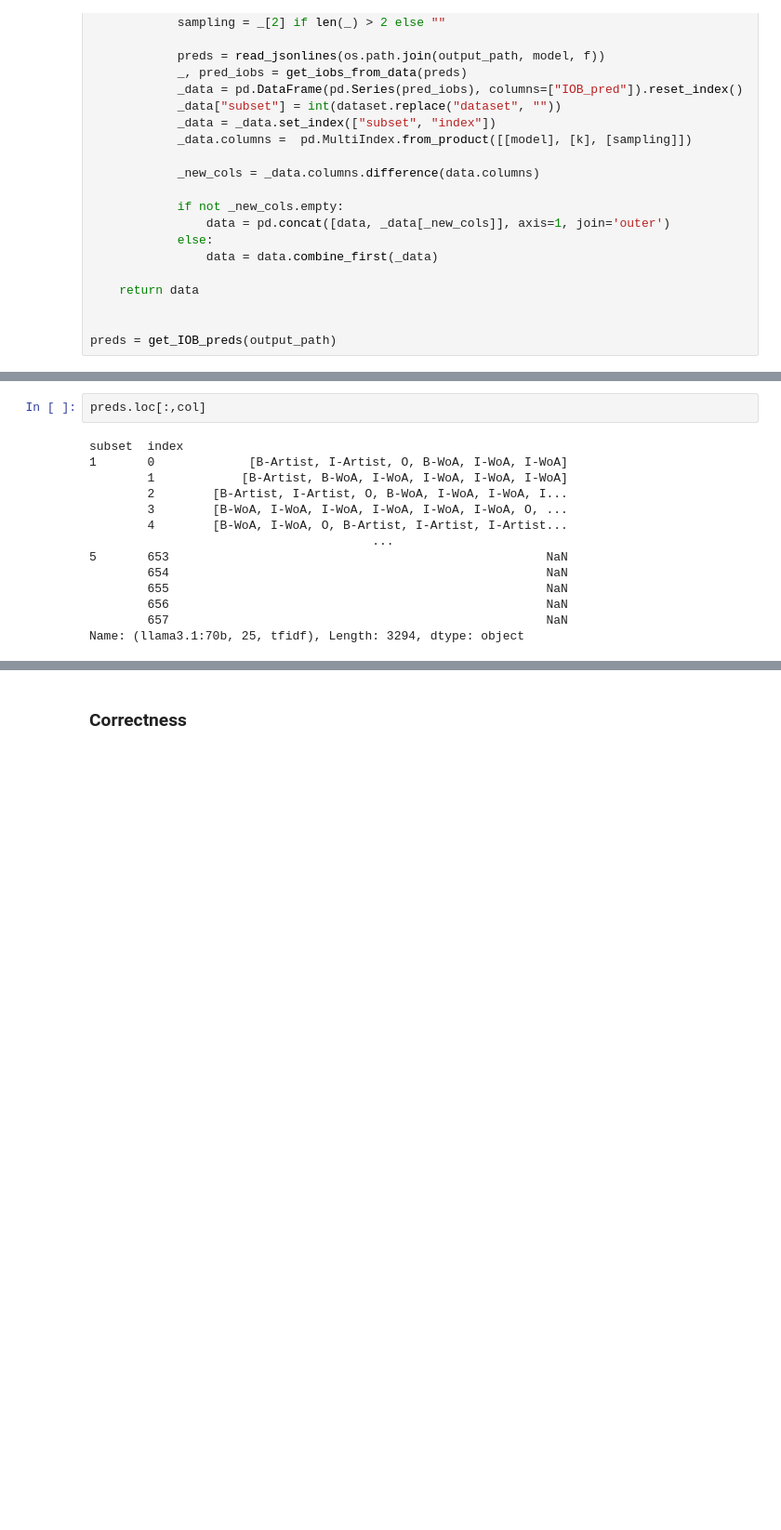
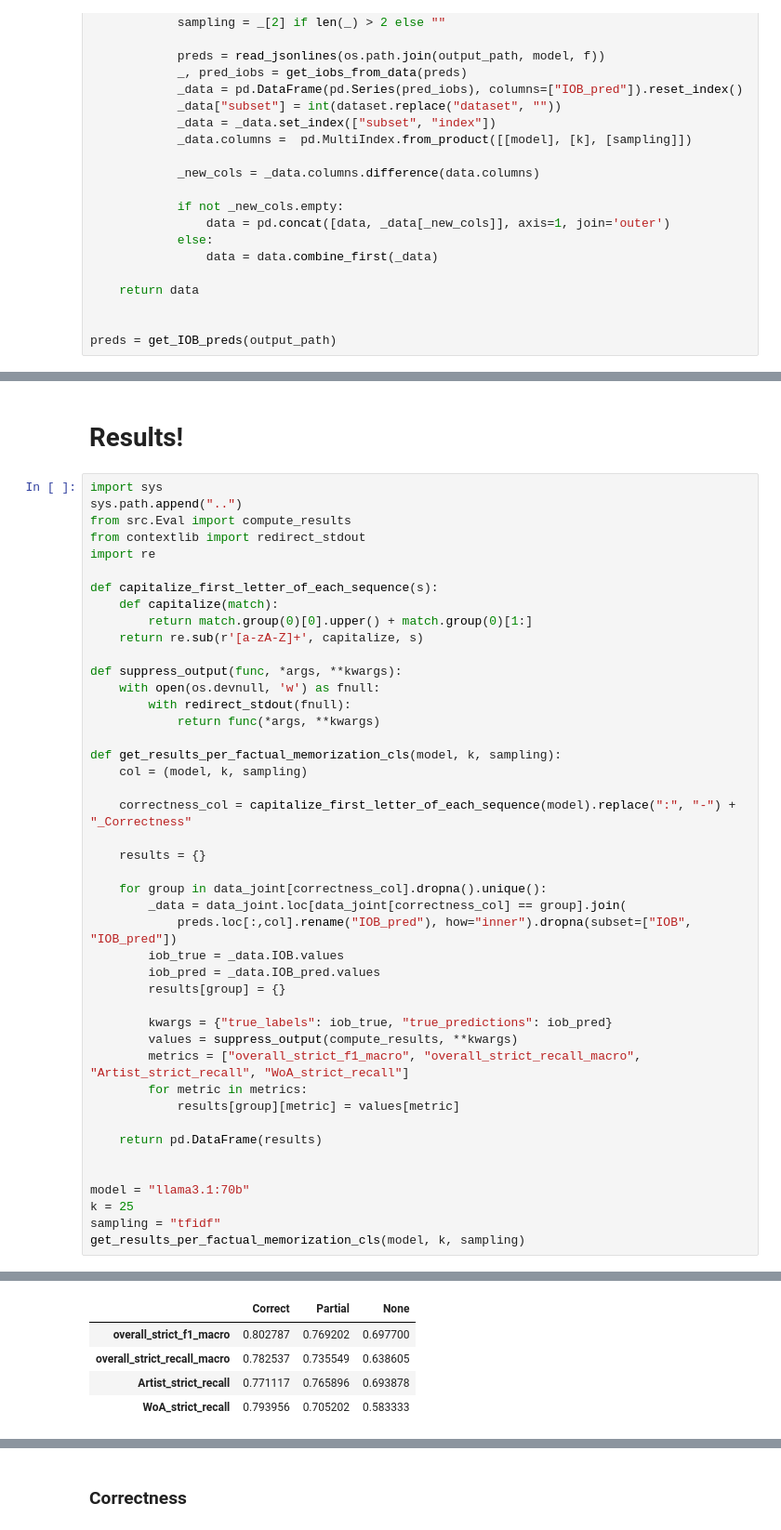
Before and after one commit to progsi/YTUnCoverLLM, a Jupyter notebook: notebooks/results_exposure.ipynb, the cells around one changed output, grey strips where cells are left out. Shown at 93% size. Cells and saved outputs as stored; diff of their text form; blank space fills up the shorter version.

```diff
--- a/notebooks/results_exposure.ipynb
+++ b/notebooks/results_exposure.ipynb
@@ -293,16 +246,47 @@ data_joint.join(preds.loc[:,col].rename("IOB_pred"), how="inner")
-# %%
-preds.loc[:,col]
-# %% [output]
-subset  index
-1       0             [B-Artist, I-Artist, O, B-WoA, I-WoA, I-WoA]
-        1            [B-Artist, B-WoA, I-WoA, I-WoA, I-WoA, I-WoA]
-        2        [B-Artist, I-Artist, O, B-WoA, I-WoA, I-WoA, I...
-        3        [B-WoA, I-WoA, I-WoA, I-WoA, I-WoA, I-WoA, O, ...
-        4        [B-WoA, I-WoA, O, B-Artist, I-Artist, I-Artist...
-                                       ...
-5       653                                                    NaN
-        654                                                    NaN
-        655                                                    NaN
-        656                                                    NaN
-        657                                                    NaN
-Name: (llama3.1:70b, 25, tfidf), Length: 3294, dtype: object
+# %% [markdown]
+# Results!
+# %%
+import sys
+sys.path.append("..")
+from src.Eval import compute_results
+from contextlib import redirect_stdout
+import re
+
+def capitalize_first_letter_of_each_sequence(s):
+    def capitalize(match):
+        return match.group(0)[0].upper() + match.group(0)[1:]
+    return re.sub(r'[a-zA-Z]+', capitalize, s)
+
+def suppress_output(func, *args, **kwargs):
+    with open(os.devnull, 'w') as fnull:
+        with redirect_stdout(fnull):
+            return func(*args, **kwargs)
+
+def get_results_per_factual_memorization_cls(model, k, sampling):
+    col = (model, k, sampling)
+
+    correctness_col = capitalize_first_letter_of_each_sequence(model).replace(":", "-") + "_Correctness"
+
+    results = {}
+
+    for group in data_joint[correctness_col].dropna().unique():
+        _data = data_joint.loc[data_joint[correctness_col] == group].join(
+            preds.loc[:,col].rename("IOB_pred"), how="inner").dropna(subset=["IOB", "IOB_pred"])
+        iob_true = _data.IOB.values
+        iob_pred = _data.IOB_pred.values
+        results[group] = {}
+
+        kwargs = {"true_labels": iob_true, "true_predictions": iob_pred}
+        values = suppress_output(compute_results, **kwargs)
+        metrics = ["overall_strict_f1_macro", "overall_strict_recall_macro", "Artist_strict_recall", "WoA_strict_recall"]
+        for metric in metrics:
+            results[group][metric] = values[metric]
+
+    return pd.DataFrame(results)
+
+
+model = "llama3.1:70b"
+k = 25
+sampling = "tfidf"
+get_results_per_factual_memorization_cls(model, k, sampling)
+# %% [output]
@@ -308,0 +296,5 @@ Name: (llama3.1:70b, 25, tfidf), Length: 3294, dtype: object
+|  | Correct | Partial | None |
+| overall_strict_f1_macro | 0.802787 | 0.769202 | 0.697700 |
+| overall_strict_recall_macro | 0.782537 | 0.735549 | 0.638605 |
+| Artist_strict_recall | 0.771117 | 0.765896 | 0.693878 |
+| WoA_strict_recall | 0.793956 | 0.705202 | 0.583333 |
```
Also changed, not shown: parts of 8 cells of this notebook, 2 other files.
